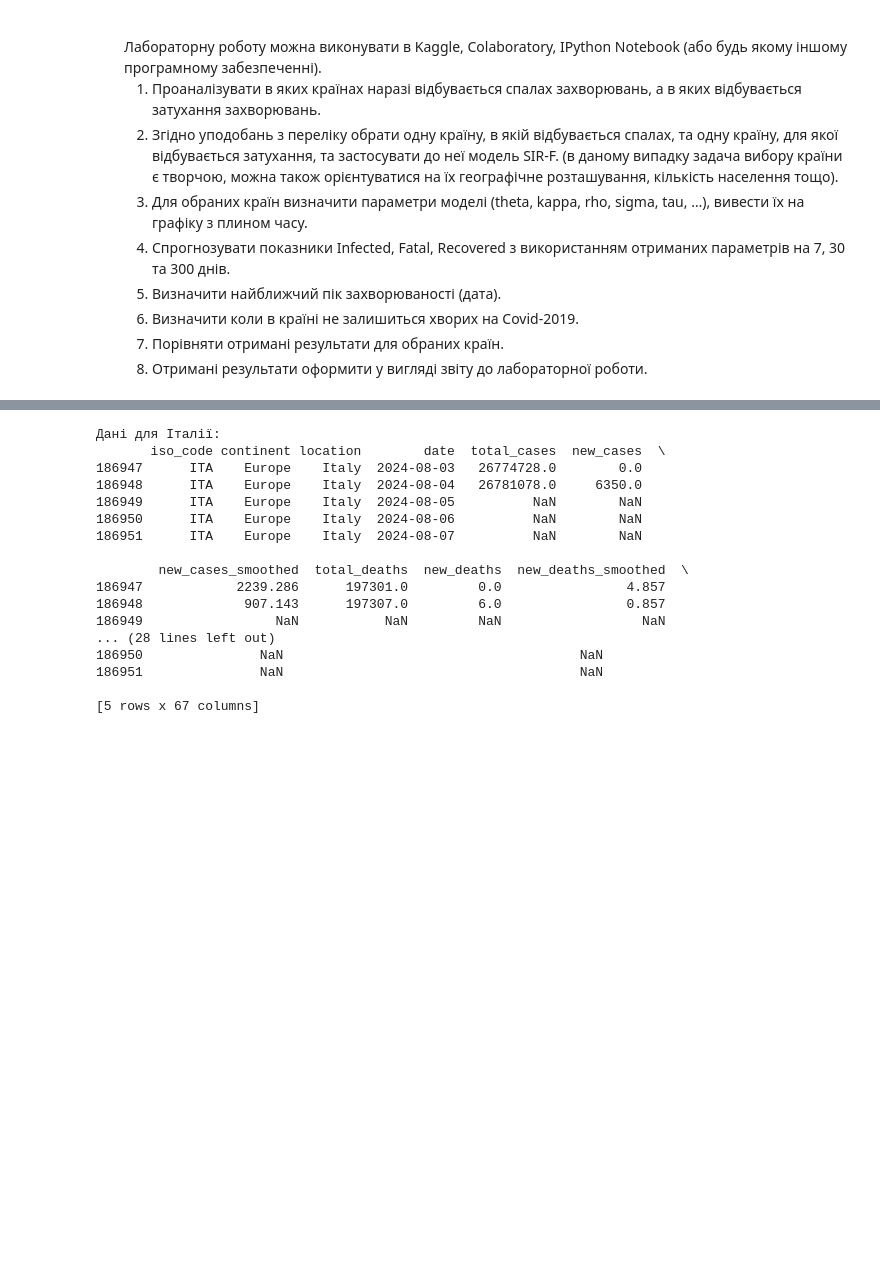
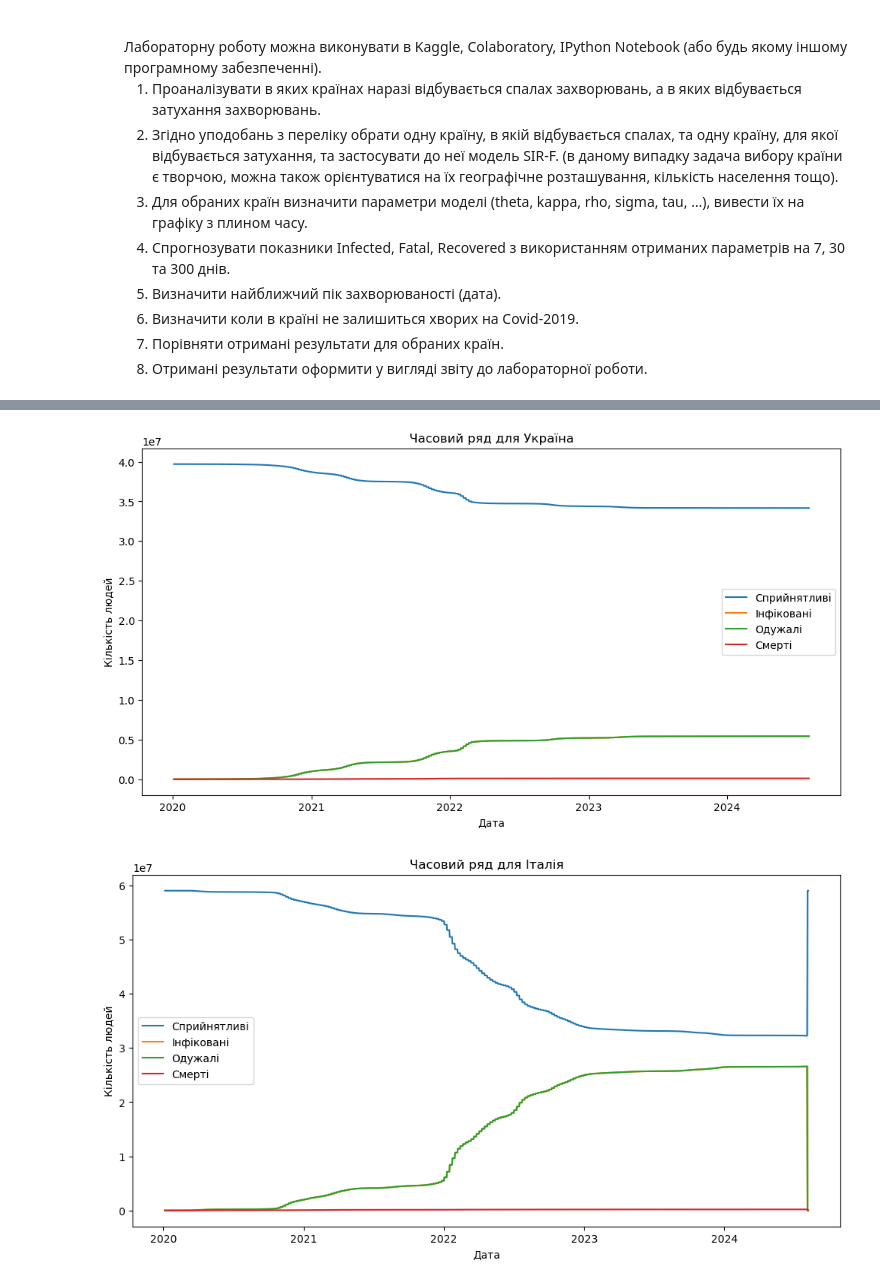
Before and after one commit to artemyak5/Mathematical-Modeling-2024, a Jupyter notebook: lab4/1.ipynb, the cells around one changed output, grey strips where cells are left out. Saved outputs shown, nothing was run; the diff lists cells and outputs as text; code cells hidden in the pictures; blank space fills up the shorter version.

```diff
--- a/lab4/1.ipynb
+++ b/lab4/1.ipynb
@@ -100,23 +69,16 @@ print(ukraine_data.tail())
-# %%
-italy_data = selected_data[selected_data["location"] == "Italy"]
-
-print("Дані для Італії:")
-print(italy_data.tail())
-# %% [output]
-Дані для Італії:
-       iso_code continent location        date  total_cases  new_cases  \
-186947      ITA    Europe    Italy  2024-08-03   26774728.0        0.0
-186948      ITA    Europe    Italy  2024-08-04   26781078.0     6350.0
-186949      ITA    Europe    Italy  2024-08-05          NaN        NaN
-186950      ITA    Europe    Italy  2024-08-06          NaN        NaN
-186951      ITA    Europe    Italy  2024-08-07          NaN        NaN
-
-        new_cases_smoothed  total_deaths  new_deaths  new_deaths_smoothed  \
-186947            2239.286      197301.0         0.0                4.857
-186948             907.143      197307.0         6.0                0.857
-186949                 NaN           NaN         NaN                  NaN
-... (28 lines left out)
-186950               NaN                                      NaN
-186951               NaN                                      NaN
-
-[5 rows x 67 columns]
+# %%
+# Функція для підготовки даних
+def prepare_time_series(country):
+    country_data = data[data["location"] == country].fillna(0)
+    time_series = {
+        "date": pd.to_datetime(country_data["date"]),
+        "susceptible": country_data["population"] - country_data["total_cases"],
+        "infected": country_data["total_cases"] - country_data["total_deaths"],
+        "recovered": country_data["total_cases"] - country_data["total_deaths"],
+        "fatalities": country_data["total_deaths"],
+    }
+    return pd.DataFrame(time_series)
+# %%
+# Дані для України та Італії
+ukraine_ts = prepare_time_series("Ukraine")
+italy_ts = prepare_time_series("Italy")
@@ -122,0 +87,20 @@ print(italy_data.tail())
+# %%
+# Побудова графіків на основі даних
+def plot_time_series(ts_data, country_name):
+    plt.figure(figsize=(12, 6))
+    plt.plot(ts_data["date"], ts_data["susceptible"], label="Сприйнятливі")
+    plt.plot(ts_data["date"], ts_data["infected"], label="Інфіковані")
+    plt.plot(ts_data["date"], ts_data["recovered"], label="Одужалі")
+    plt.plot(ts_data["date"], ts_data["fatalities"], label="Смерті")
+    plt.xlabel("Дата")
+    plt.ylabel("Кількість людей")
+    plt.title(f"Часовий ряд для {country_name}")
+    plt.legend()
+    plt.show()
+# %%
+# Побудова графіків для України та Італії
+plot_time_series(ukraine_ts, "Україна")
+plot_time_series(italy_ts, "Італія")
+# %% [output]
+[figure, added]
+[figure, added]
```
Also changed, not shown: parts of 13 cells of this notebook.
